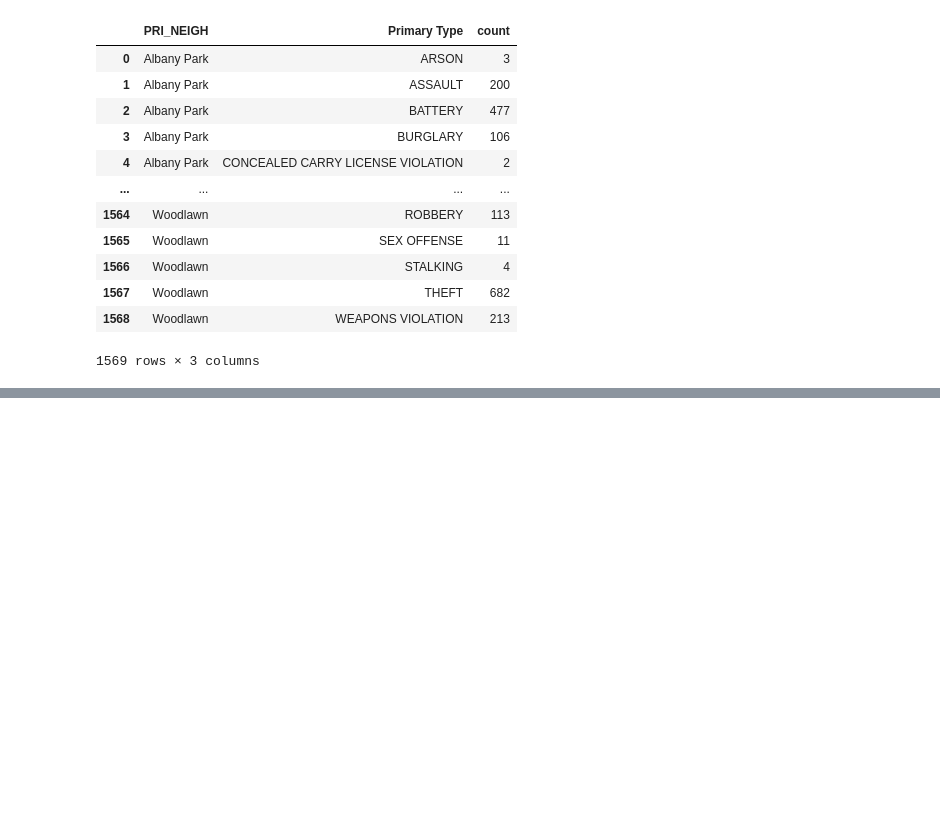
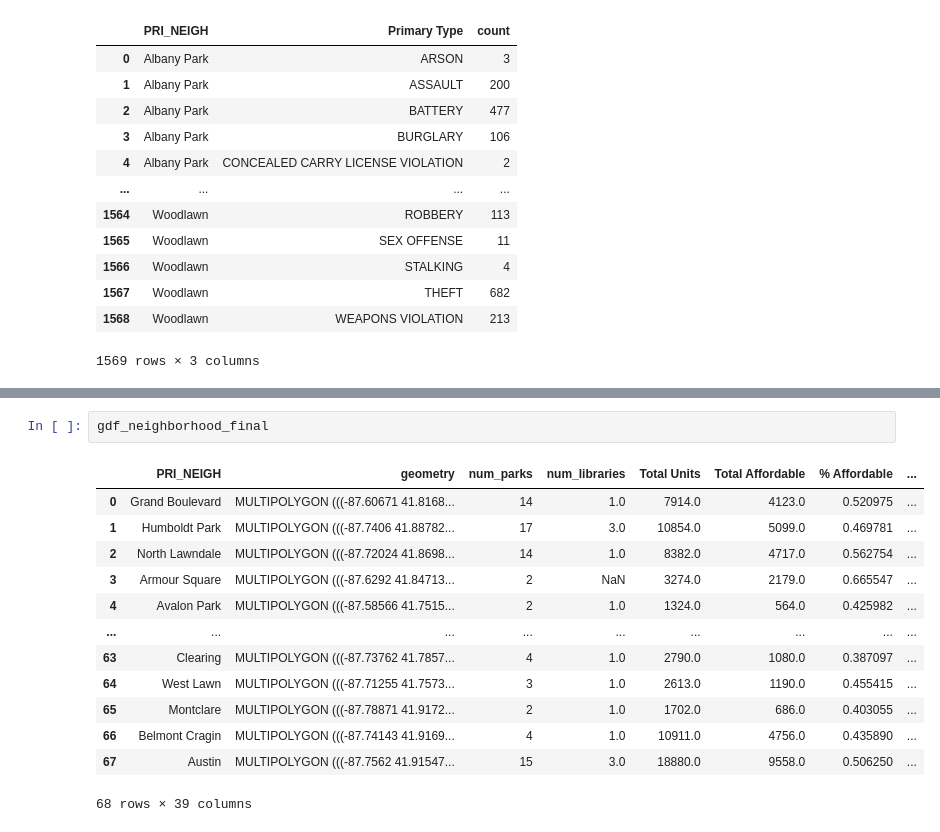
Before and after one commit to meganwood4/is477_megan_rachel, a Jupyter notebook: final_project.ipynb, the cells around one changed output, grey strips where cells are left out. Saved outputs shown, nothing was run; the diff lists cells and outputs as text; blank space fills up the shorter version.

```diff
--- a/final_project.ipynb
+++ b/final_project.ipynb
@@ -381,0 +453,16 @@ crime_counts
+# %%
+gdf_neighborhood_final
+# %% [output]
+|  | PRI_NEIGH | geometry | num_parks | num_libraries | Total Units | Total Affordable | % Affordable | ... |
+| 0 | Grand Boulevard | MULTIPOLYGON (((-87.60671 41.8168... | 14 | 1.0 | 7914.0 | 4123.0 | 0.520975 | ... |
+| 1 | Humboldt Park | MULTIPOLYGON (((-87.7406 41.88782... | 17 | 3.0 | 10854.0 | 5099.0 | 0.469781 | ... |
+| 2 | North Lawndale | MULTIPOLYGON (((-87.72024 41.8698... | 14 | 1.0 | 8382.0 | 4717.0 | 0.562754 | ... |
+| 3 | Armour Square | MULTIPOLYGON (((-87.6292 41.84713... | 2 | NaN | 3274.0 | 2179.0 | 0.665547 | ... |
+| 4 | Avalon Park | MULTIPOLYGON (((-87.58566 41.7515... | 2 | 1.0 | 1324.0 | 564.0 | 0.425982 | ... |
+| ... | ... | ... | ... | ... | ... | ... | ... | ... |
+| 63 | Clearing | MULTIPOLYGON (((-87.73762 41.7857... | 4 | 1.0 | 2790.0 | 1080.0 | 0.387097 | ... |
+| 64 | West Lawn | MULTIPOLYGON (((-87.71255 41.7573... | 3 | 1.0 | 2613.0 | 1190.0 | 0.455415 | ... |
+| 65 | Montclare | MULTIPOLYGON (((-87.78871 41.9172... | 2 | 1.0 | 1702.0 | 686.0 | 0.403055 | ... |
+| 66 | Belmont Cragin | MULTIPOLYGON (((-87.74143 41.9169... | 4 | 1.0 | 10911.0 | 4756.0 | 0.435890 | ... |
+| 67 | Austin | MULTIPOLYGON (((-87.7562 41.91547... | 15 | 3.0 | 18880.0 | 9558.0 | 0.506250 | ... |
+68 rows × 39 columns
```
Also changed, not shown: parts of 11 cells of this notebook, 15 other files.
